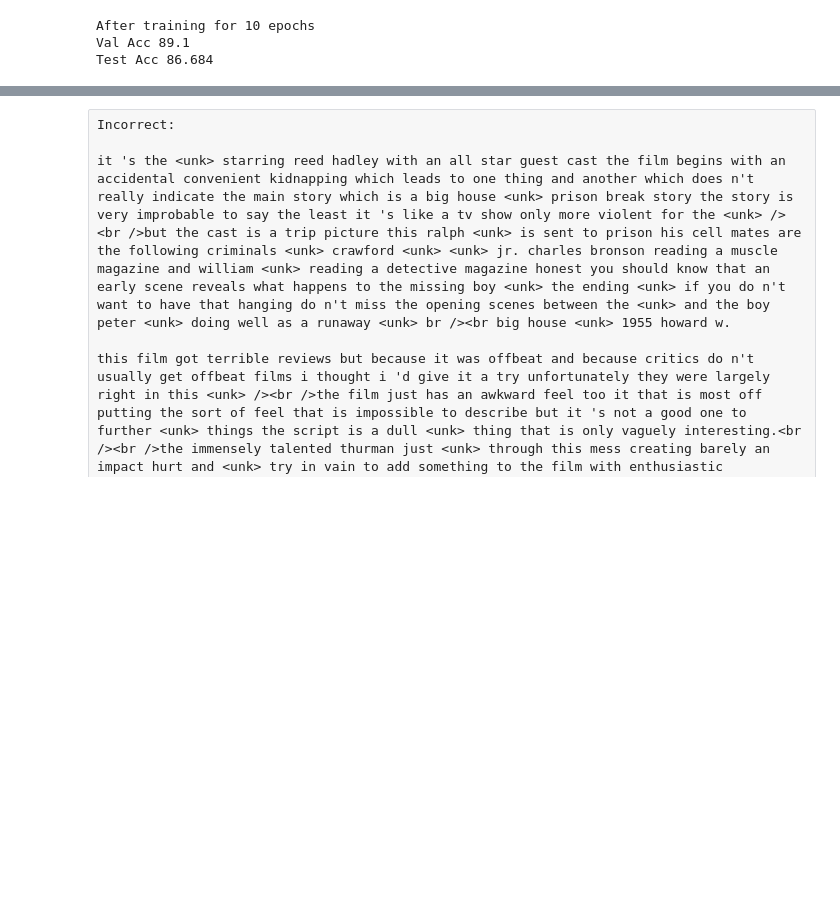
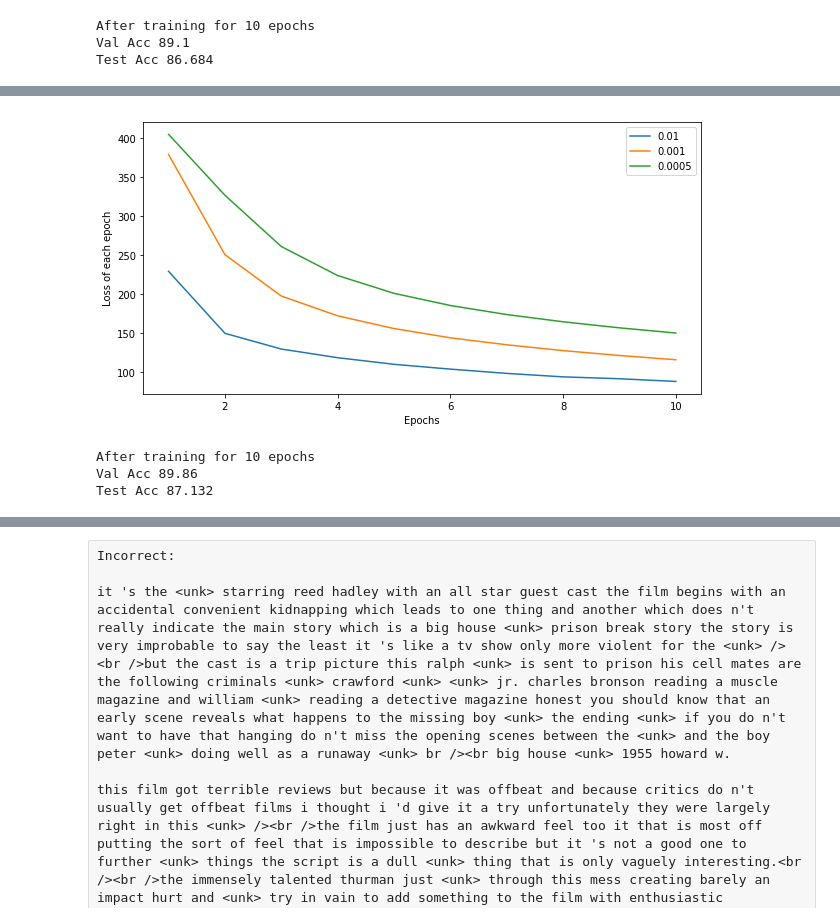
Before and after one commit to willworld94/NLP_Fall2018, a Jupyter notebook: hw1/HW1.ipynb, the cells around one changed output, grey strips where cells are left out. Saved outputs shown, nothing was run; the diff lists cells and outputs as text; code cells hidden in the pictures; blank space fills up the shorter version.

```diff
--- a/hw1/HW1.ipynb
+++ b/hw1/HW1.ipynb
@@ -494,11 +539,23 @@ plt.show()
 # %%
-## Fixed learning rate and Learning rate decay
+# Fixed learning rate and Learning rate decay
 plt.figure(figsize=(10,5))
 plt.plot([i+1 for i in range(len(lr_001))], lr_001, label = "0.01")
 plt.plot([i+1 for i in range(len(lr_0001))], lr_0001, label = "0.001")
 plt.plot([i+1 for i in range(len(lr_00005))], lr_00005, label = "0.0005")
 plt.plot([i+1 for i in range(len(lr_decay))], lr_decay, label = "learning decay")
 plt.xlabel("Batchs for every 100 iterations")
 plt.ylabel("Validate accuracy for every 100 iterations")
 plt.legend()
 plt.show()
+
+plt.figure(figsize=(10,5))
+plt.plot([i+1 for i in range(len(lr_001_tr_ls))], lr_001_tr_ls, label = "0.01")
+plt.plot([i+1 for i in range(len(lr_0001_tr_ls))], lr_0001_tr_ls, label = "0.001")
+plt.plot([i+1 for i in range(len(lr_00005_tr_ls))], lr_00005_tr_ls, label = "0.0005")
+# plt.plot([i+1 for i in range(len(lr_decay))], lr_decay, label = "learning decay")
+plt.xlabel("Epochs")
+plt.ylabel("Loss of each epoch")
+plt.legend()
+plt.show()
+# %% [output]
+[figure, added]
@@ -505,11 +585,11 @@ plt.show()
 # %%
-'''
-The best model has the combination, Lower_case only, 1 gram, Vocabulary size = 40000,
-embedding_size = 100, optimizer = Adam, learning_rate = 0.001, epochs = 10
-'''
 print ("After training for {} epochs".format(num_epochs))
 print ("Val Acc {}".format(test_model(val_loader, model)))
-# print ("Test Acc {}".format(test_model(test_loader, model)))
+print ("Test Acc {}".format(test_model(test_loader, model)))
+# %% [output]
+After training for 10 epochs
+Val Acc 89.86
+Test Acc 87.132
 # %%
 """Convert token to id"""
 new_dict = dict((v,k) for k,v in token2id.items())
```
Also changed, not shown: parts of 6 cells of this notebook.
